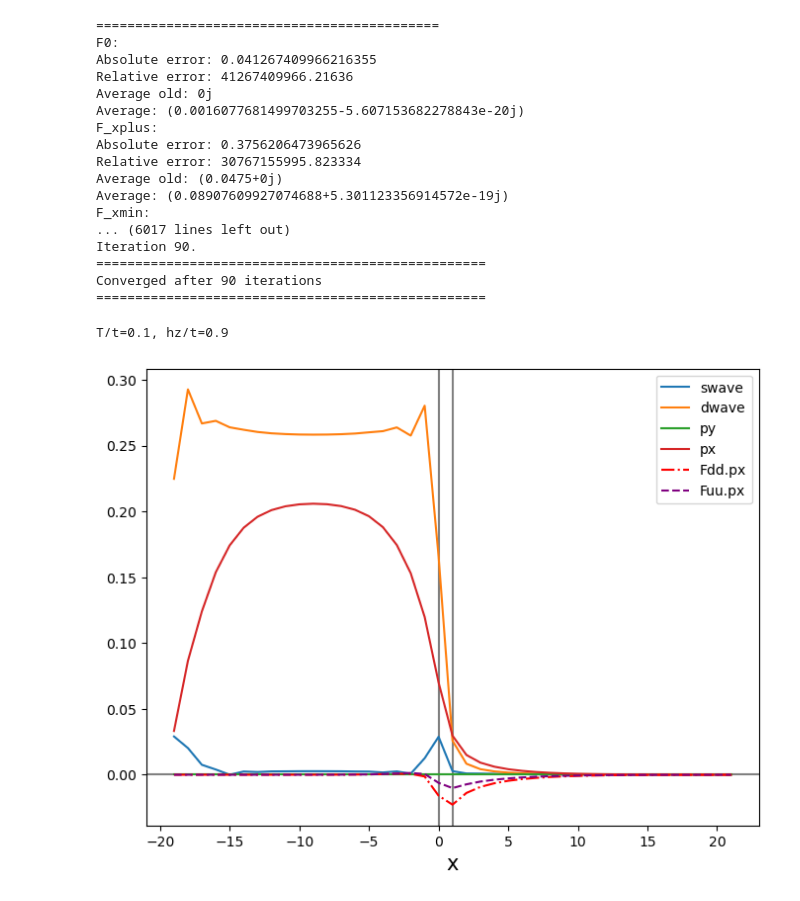
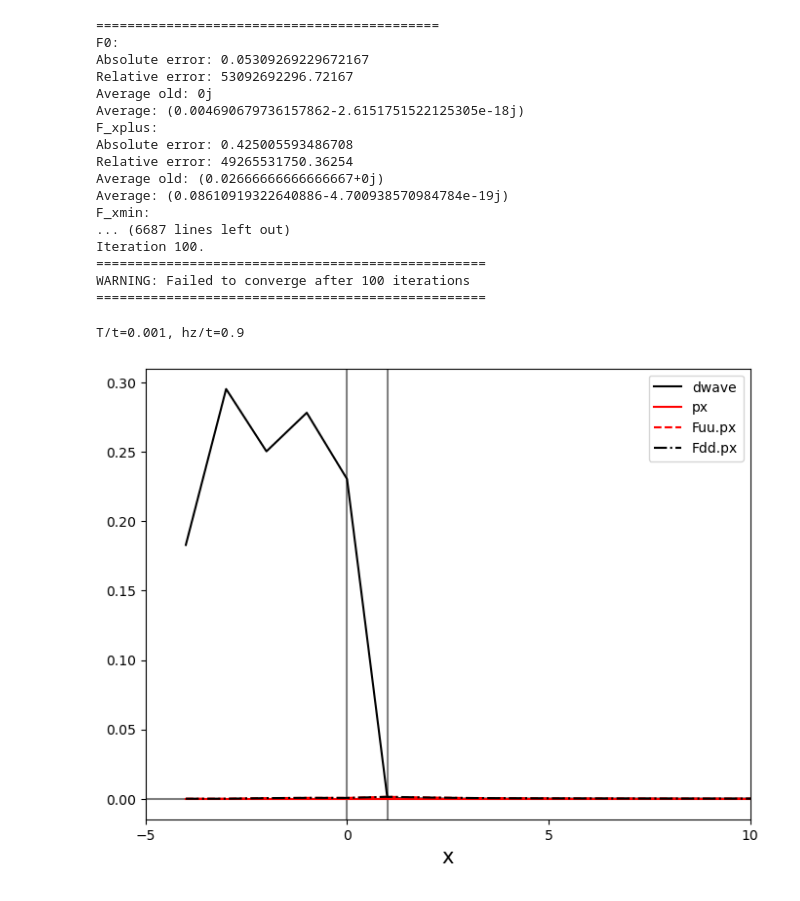
Before and after one commit to emilssp/master-thesis-codebase, a Jupyter notebook: notebooks/DFN.ipynb, the cells around one changed output. Drawn from its saved outputs; the diff is of its cells as text; code cells hidden in the pictures.

```diff
--- a/notebooks/DFN.ipynb
+++ b/notebooks/DFN.ipynb
@@ -10,14 +10,14 @@ from scripts.Hamiltonian import Hamiltonian
 from scripts.Lattice import Lattice
 from scripts.self_consistency import bdg_sc
 # %%
-widthS = 20
+widthS = 5
 widthF1 = 1
-widthF2 = 20
+widthF2 = 10
 X, Y = widthS+widthF1+widthF2, 100
 lattice = Lattice(X, Y)
 
 t = 1
-T = 0.1
+T = 0.001
 
 muS = 0.5 * t
 muF = 1.4 * t
@@ -32,13 +32,9 @@ hy = np.zeros_like(mu)
 
 hy[widthS:widthS+widthF1] = h0
 
-U0 = 5.2 * t
-U = U0 * np.ones(lattice.X)
-U[widthS:] = 0
-U[widthS-1] = U0/2
 U=None
 
-V0 = 1.5 * t
+V0 = 5.3 * t
 V = V0 * np.ones(lattice.X)
 V[widthS:] = 0
 V[widthS-1] = V0/2
@@ -62,51 +58,51 @@ plt.legend()
 # %%
 H = Hamiltonian(t, mu, lattice, U=U, V_prime=V_prime, V=V,
-                F_init=[0.1, 0.1, -0.1, -0.1],
-                hy=hy)
+                F_init=[0.1, 0.1, -0.1, -0.1], hy=hy)
 # %%
 F_swave, F_dwave, F_px, F_py = bdg_sc(H, atol=1e-4, rtol=0.1, maxiter=100, verbose=True, temperature=T)
 # %% [output]
 ============================================
 F0:
-Absolute error: 0.041267409966216355
-Relative error: 41267409966.21636
+Absolute error: 0.05309269229672167
+Relative error: 53092692296.72167
 Average old: 0j
-Average: (0.0016077681499703255-5.607153682278843e-20j)
+Average: (0.004690679736157862-2.6151751522125305e-18j)
 F_xplus:
-Absolute error: 0.3756206473965626
-Relative error: 30767155995.823334
-Average old: (0.0475+0j)
-Average: (0.08907609927074688+5.301123356914572e-19j)
+Absolute error: 0.425005593486708
+Relative error: 49265531750.36254
+Average old: (0.02666666666666667+0j)
+Average: (0.08610919322640886-4.700938570984784e-19j)
 F_xmin:
-... (6017 lines left out)
-Iteration 90.
+... (6687 lines left out)
+Iteration 100.
 ==================================================
-Converged after 90 iterations
+WARNING: Failed to converge after 100 iterations
 ==================================================
 # %%
 F, Fuu, Fdd = H.get_correlations()
 # %%
 x = np.arange(-widthS, widthF1+widthF2) + 1
 
 fig, axs = plt.subplots(1, 1, figsize=(8, 6))
-# axs.set_title(f"T/t={T}, hz/t={h0}")
+
 print(f"T/t={T}, hz/t={h0}")
 
 axs.axhline(0, color='gray')
 axs.axvline(0, color='gray')
 axs.axvline(widthF1, color='gray')
 
-axs.plot(x, np.abs(F.swave), label=r"swave",)
-axs.plot(x, np.abs(F.dwave), label=r"dwave")
-axs.plot(x, np.abs(F.py), label=r"py")
-axs.plot(x, np.abs(F.px), label=r"px")
-axs.plot(x, np.imag(Fdd.px), "-.", label=r"Fdd.px", color='red')
-# axs.plot(x, np.imag(Fdd.px), "--", label=r"Fdd", color='green')
-axs.plot(x, np.imag(Fuu.px), "--", label=r"Fuu.px", color='purple')
+axs.plot(x, np.abs(F.dwave), label=r"dwave", color='black')
+axs.plot(x, np.abs(F.px), label=r"px", color='red')
+axs.plot(x, np.abs(Fuu.px), "--", label=r"Fuu.px", color='red')
+axs.plot(x, np.abs(Fdd.px), "-.", label=r"Fdd.px", color='black')
 
 axs.set_xlabel("x", fontsize=15)
+
+# axs.set_ylim(None, 0.10)
+axs.set_xlim(-5, 10)
+axs.set_xticks([-5, 0, 5, 10])
 plt.legend()
 plt.show()
 # %% [output]
-T/t=0.1, hz/t=0.9
+T/t=0.001, hz/t=0.9
-[figure, old version]
+[figure, new version]
```
Also changed, not shown: parts of 13 cells of this notebook, 23 other files.
